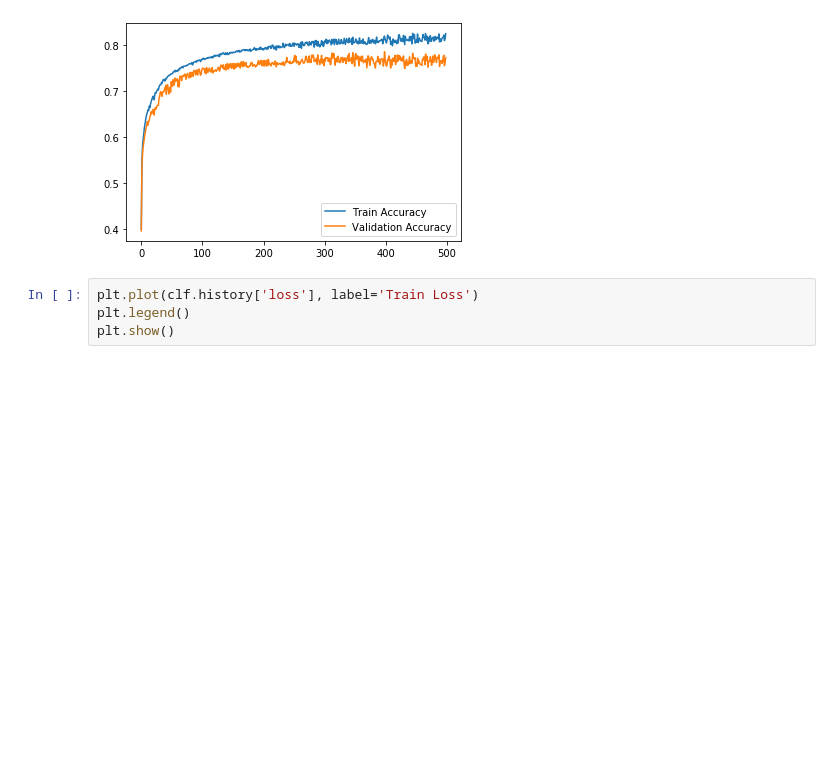
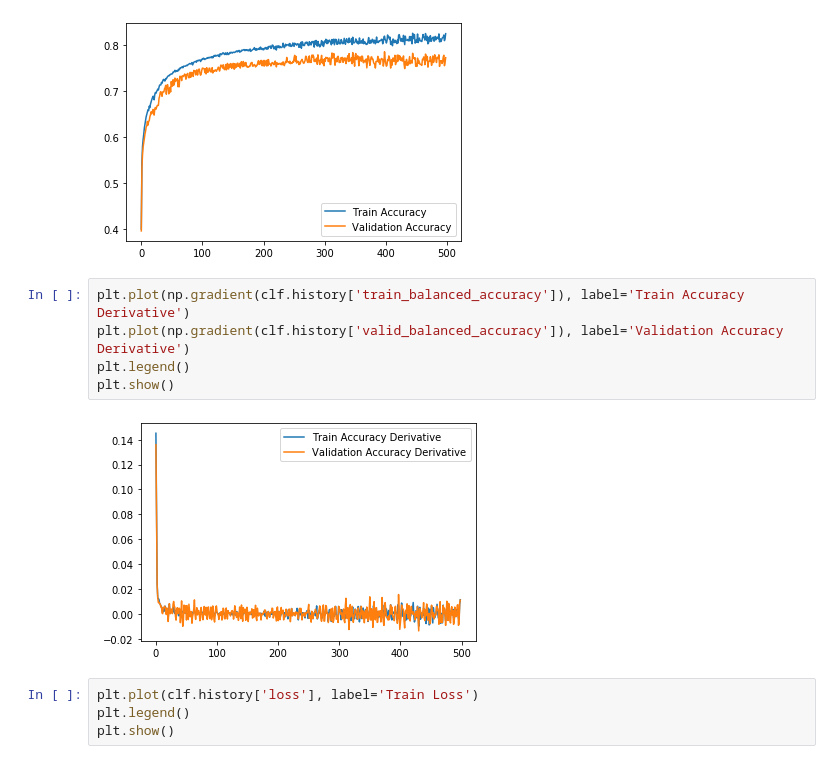
Before and after one commit to rmozart/North-Sea-Electrofacies-Clustering, a Jupyter notebook: Scripts/tabnet_experiments_reduced.ipynb, the cells around one changed output. Saved outputs shown, nothing was run; the diff lists cells and outputs as text; blank space fills up the shorter version.

```diff
--- a/Scripts/tabnet_experiments_reduced.ipynb
+++ b/Scripts/tabnet_experiments_reduced.ipynb
@@ -112,6 +112,13 @@ plt.legend()
 plt.show()
 # %% [output]
 [figure]
+# %%
+plt.plot(np.gradient(clf.history['train_balanced_accuracy']), label='Train Accuracy Derivative')
+plt.plot(np.gradient(clf.history['valid_balanced_accuracy']), label='Validation Accuracy Derivative')
+plt.legend()
+plt.show()
+# %% [output]
+[figure, added]
 # %%
 plt.plot(clf.history['loss'], label='Train Loss')
 plt.legend()
```
